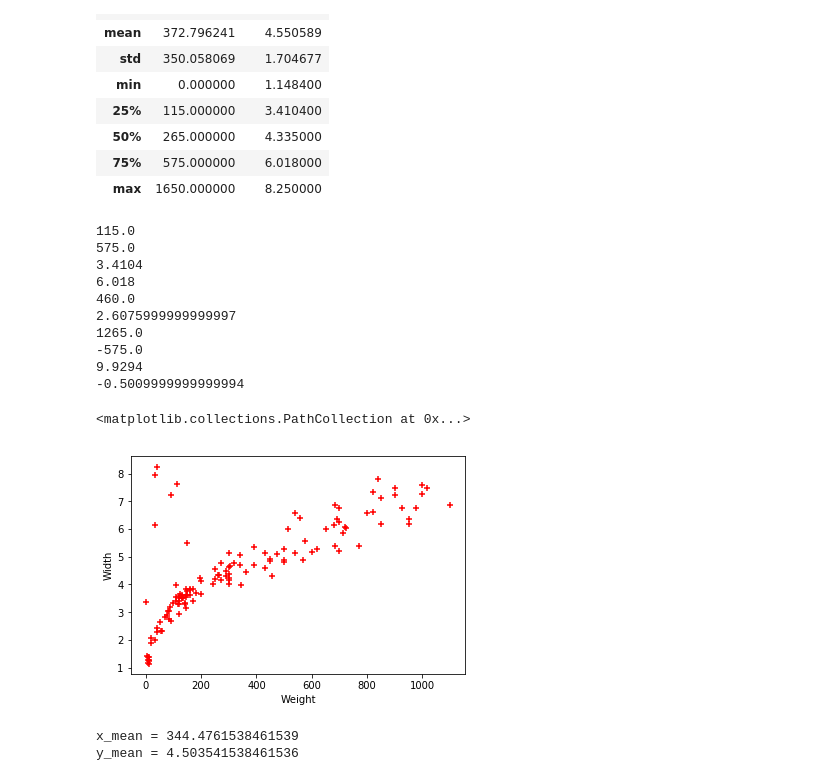
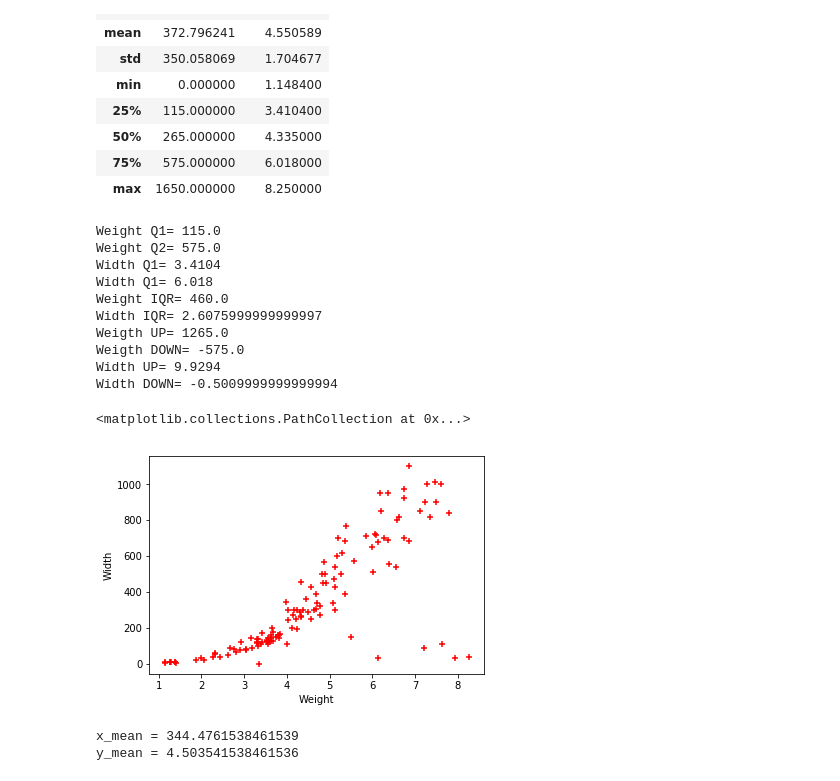
Before and after one commit to MatijaAleksic/MU-T3-21, a Jupyter notebook: LinearnaRegresija/LinearnaRegresija.ipynb, the cells around one changed output. Saved outputs shown, nothing was run; the diff lists cells and outputs as text; code cells hidden in the pictures.

```diff
--- a/LinearnaRegresija/LinearnaRegresija.ipynb
+++ b/LinearnaRegresija/LinearnaRegresija.ipynb
@@ -57,46 +57,46 @@ df.describe()
 #PRONAZENJE PARAMETARA ZA OUTLIERE
 # df.describe()
 
-Q1 = df.describe(include='all').loc['25%']
+Q1 = df.describe().loc['25%']
 # Q1['Weight']
 # Q1['Width']
-Q3 = df.describe(include='all').loc['75%']
+Q3 = df.describe().loc['75%']
 
 IQR_Weight = Q3["Weight"] - Q1['Weight']
 IQR_Width = Q3["Width"] - Q1['Width']
 
 #Racunanje whiskera gore i dole
-UP_Whisker_Weigth = Q3["Weight"] + (1.5 *  IQR_Weight)
-DOWN_Whisker_Weigth = Q1["Weight"] - (1.5 *  IQR_Weight)
+UP_Weigth = Q3["Weight"] + (1.5 *  IQR_Weight)
+DOWN_Weigth = Q1["Weight"] - (1.5 *  IQR_Weight)
 
-UP_Whisker_Width = Q3["Width"] + (1.5 *  IQR_Width)
-DOWN_Whisker_Width = Q1["Width"] - (1.5 *  IQR_Width)
+UP_Width = Q3["Width"] + (1.5 *  IQR_Width)
+DOWN_Width = Q1["Width"] - (1.5 *  IQR_Width)
 
 
-print(Q1['Weight'])
-print(Q3['Weight'])
+print("Weight Q1= " + str(Q1['Weight']))
+print("Weight Q2= " + str(Q3['Weight']))
 
-print(Q1['Width'])
-print(Q3['Width'])
+print("Width Q1= " + str(Q1['Width']))
+print("Width Q1= " + str(Q3['Width']))
 
-print(IQR_Weight)
-print(IQR_Width)
+print("Weight IQR= " + str(IQR_Weight))
+print("Width IQR= " + str(IQR_Width))
 
-print(UP_Whisker_Weigth)
-print(DOWN_Whisker_Weigth)
-print(UP_Whisker_Width)
-print(DOWN_Whisker_Width)
+print("Weigth UP= " + str(UP_Weigth))
+print("Weigth DOWN= " + str(DOWN_Weigth))
+print("Width UP= " + str(UP_Width))
+print("Width DOWN= " + str(DOWN_Width))
 # %% [output]
-115.0
-575.0
-3.4104
-6.018
-460.0
-2.6075999999999997
-1265.0
--575.0
-9.9294
--0.5009999999999994
+Weight Q1= 115.0
+Weight Q2= 575.0
+Width Q1= 3.4104
+Width Q1= 6.018
+Weight IQR= 460.0
+Width IQR= 2.6075999999999997
+Weigth UP= 1265.0
+Weigth DOWN= -575.0
+Width UP= 9.9294
+Width DOWN= -0.5009999999999994
 # %%
 def takeout_outliers(df, up_w, down_w, up_wi, down_wi):
     indexes = []
@@ -120,15 +120,32 @@ def takeout_outliers(df, up_w, down_w, up_wi, down_wi):
     return data
 # %%
 #IZBACIVANJE OUTLIERA
-df = takeout_outliers(df,UP_Whisker_Weigth,DOWN_Whisker_Weigth,UP_Whisker_Width,DOWN_Whisker_Width)
+df = takeout_outliers(df,UP_Weigth,DOWN_Weigth,UP_Width,DOWN_Width)
+
+# Wmean = 372.796241
+# Wimean = 4.5505
+# Wsd = 350.058
+# Wisd = 1.704677
+
+# w_upper = Wmean +  Wsd
+# w_lower = Wmean -  Wsd
+# wi_upper = Wimean + Wisd
+# wi_lower = Wimean -  Wisd
+
+
+# print(w_upper)
+# print(w_lower)
+# print(wi_upper)
+# print(wi_lower)
+# df = takeout_outliers(df,w_upper,w_lower,wi_upper,wi_lower )
 
 %matplotlib inline
 plt.xlabel('Weight')
 plt.ylabel('Width')
-plt.scatter(df.Weight, df.Width, color='red', marker='+')
+plt.scatter(df.Width,df.Weight, color='red', marker='+')
 # %% [output]
 <matplotlib.collections.PathCollection at 0x...>
-[figure, old version]
+[figure, new version]
 # %%
 #Pronalazenje x meana
 x_mean = 0
```
Also changed, not shown: parts of 7 cells of this notebook.
